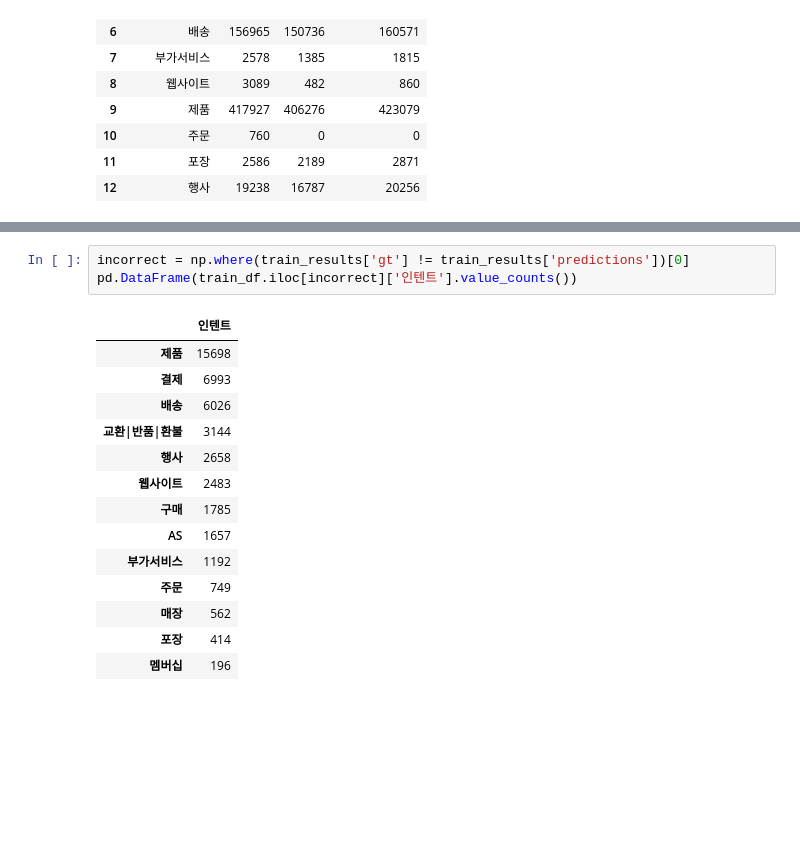
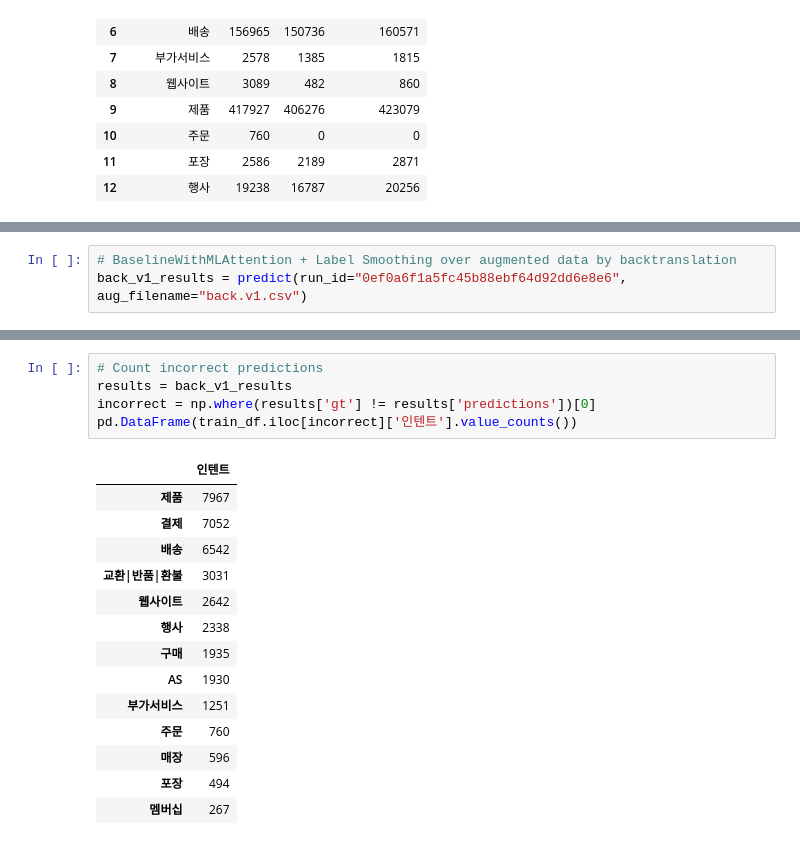
Before and after one commit to uoo723/BigStar-RnD-DA, a Jupyter notebook: notebooks/dev2.ipynb, the cells around one changed output, grey strips where cells are left out. Cells and saved outputs as stored; diff of their text form; blank space fills up the shorter version.

```diff
--- a/notebooks/dev2.ipynb
+++ b/notebooks/dev2.ipynb
@@ -341,0 +337,3 @@ train_results2['df']
+# %%
+# BaselineWithMLAttention + Label Smoothing over augmented data by backtranslation
+back_v1_results = predict(run_id="0ef0a6f1a5fc45b88ebf64d92dd6e8e6", aug_filename="back.v1.csv")
@@ -342,18 +365,20 @@ train_results2['df']
 # %%
-incorrect = np.where(train_results['gt'] != train_results['predictions'])[0]
+# Count incorrect predictions
+results = back_v1_results
+incorrect = np.where(results['gt'] != results['predictions'])[0]
 pd.DataFrame(train_df.iloc[incorrect]['인텐트'].value_counts())
 # %% [output]
 |  | 인텐트 |
-| 제품 | 15698 |
-| 결제 | 6993 |
-| 배송 | 6026 |
-| 교환|반품|환불 | 3144 |
-| 행사 | 2658 |
-| 웹사이트 | 2483 |
-| 구매 | 1785 |
-| AS | 1657 |
-| 부가서비스 | 1192 |
-| 주문 | 749 |
-| 매장 | 562 |
-| 포장 | 414 |
-| 멤버십 | 196 |
+| 제품 | 7967 |
+| 결제 | 7052 |
+| 배송 | 6542 |
+| 교환|반품|환불 | 3031 |
+| 웹사이트 | 2642 |
+| 행사 | 2338 |
+| 구매 | 1935 |
+| AS | 1930 |
+| 부가서비스 | 1251 |
+| 주문 | 760 |
+| 매장 | 596 |
+| 포장 | 494 |
+| 멤버십 | 267 |
```
Also changed, not shown: parts of 28 cells of this notebook, 8 other files.
